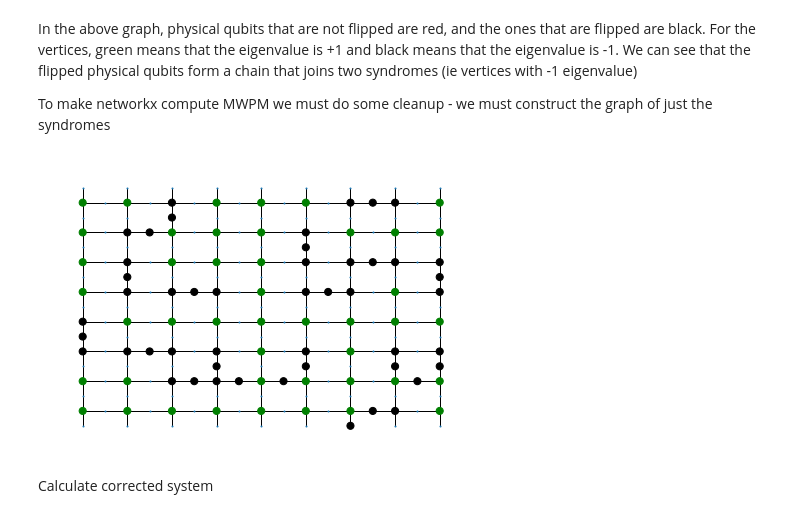
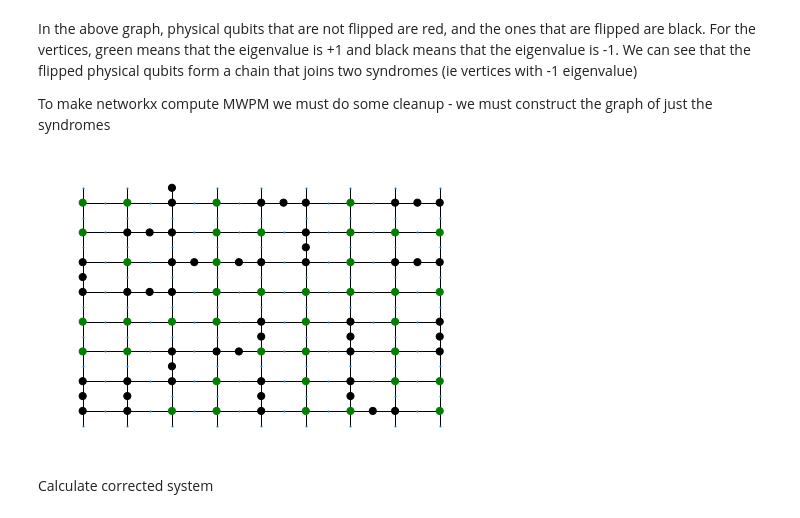
Before and after one commit to Acceleraizer/PHY160fp-topoQEC, a Jupyter notebook: surface.ipynb, the cells around one changed output. Cells and saved outputs as stored; diff of their text form; code cells hidden in the pictures.

```diff
--- a/surface.ipynb
+++ b/surface.ipynb
@@ -172,16 +172,16 @@ def qubits_from_path(qubit_coordinates, nodes):
 # %%
 
 matching = list(nx.min_weight_matching(syndrome_G, weight='weight'))
 
 
 syndrome_corrections = list(itertools.chain.from_iterable(qubits_from_path(qubit_coordinates, get_path(shortest_path_to_boundary, shortest_paths, s,e)) for s,e in matching))
 # colour_qubits_correction = ['red' if qubits_flipped[q] == 0 else 'purple' for q in lattice_qubits]
-size_qubits_correction = [0 if qubits_flipped[q] == 0 else 50 for q in lattice_qubits]
+size_qubits_correction = [0 if q not in syndrome_corrections else 50 for q in lattice_qubits]
 nx.draw(lattice_vis, pos=pos, edgelist=vertex_edges, node_size = 1)
 nx.draw_networkx_nodes(lattice_qubits, pos=pos, node_color='black', node_size=size_qubits_correction)
 nx.draw_networkx_nodes(lattice_vertex, pos=pos, node_color=colour_vertices, node_size=50);
 # %% [output]
-[figure, old version]
+[figure, new version]
 # %% [markdown]
 Calculate corrected system
 # %%
```
Also changed, not shown: parts of 4 cells of this notebook.
